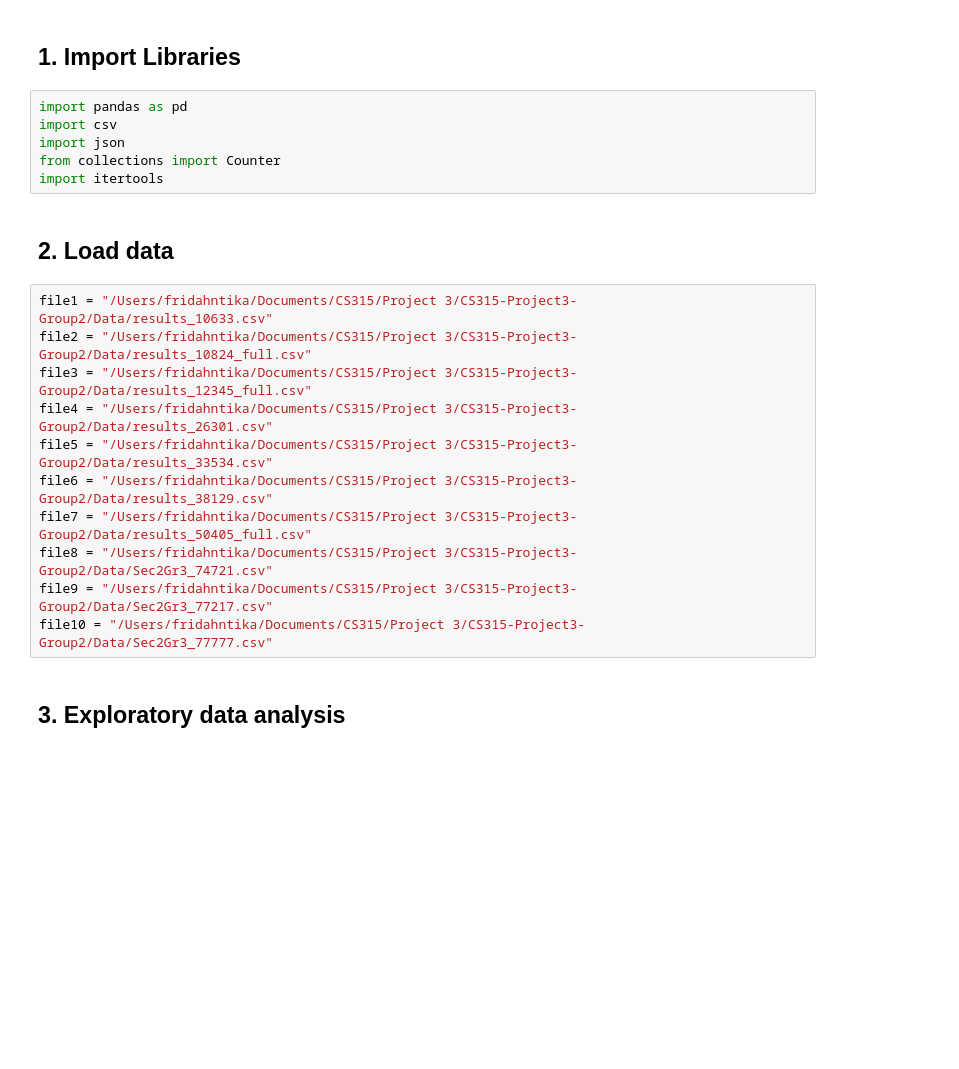
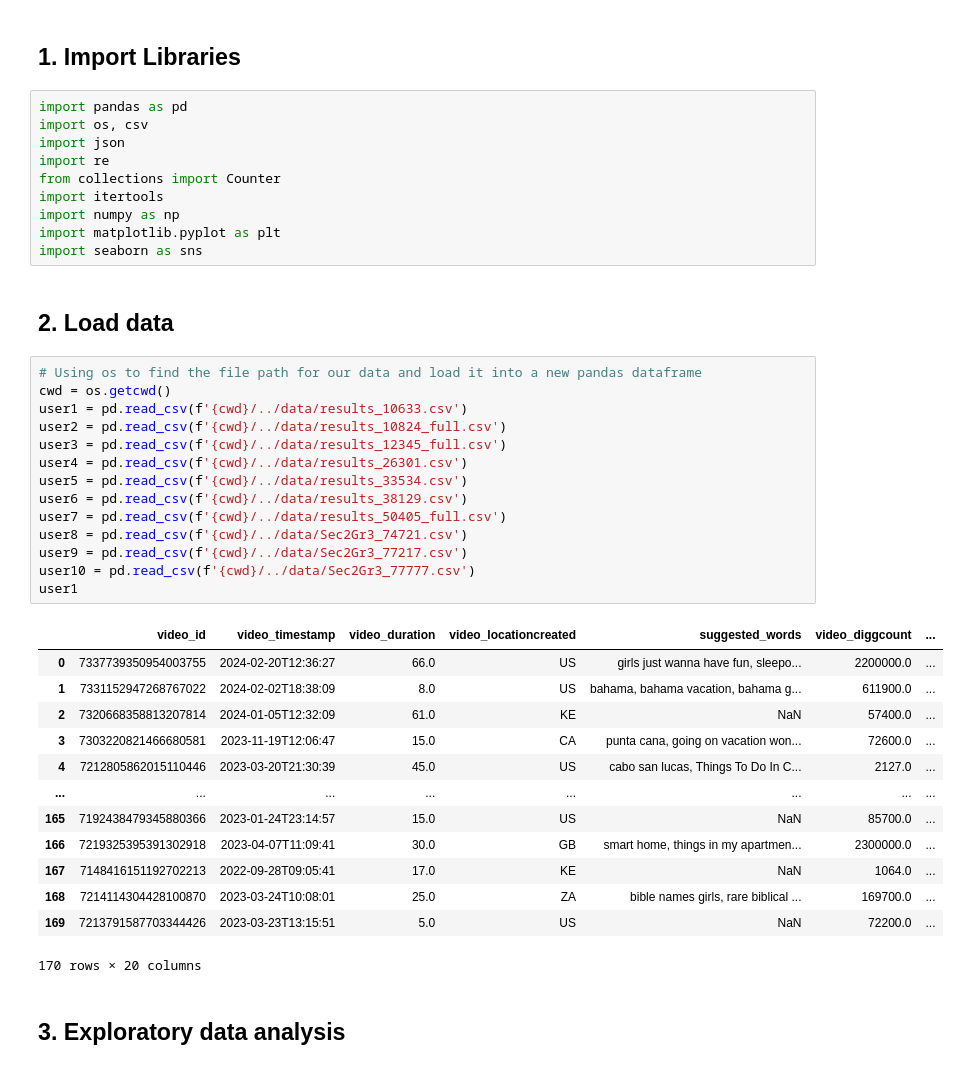
Before and after one commit to FridahNtika/CS315-Project3-Group2, a Jupyter notebook: Data Analysis/Generate Documents.ipynb, the cells around one changed output. Cells and saved outputs as stored; diff of their text form; blank space fills up the shorter version.

```diff
--- a/Data Analysis/Generate Documents.ipynb
+++ b/Data Analysis/Generate Documents.ipynb
@@ -2,23 +2,44 @@
 ## 1. Import Libraries
 # %%
 import pandas as pd
-import csv
+import os, csv
 import json
+import re
 from collections import Counter
 import itertools
+import numpy as np
+import matplotlib.pyplot as plt
+import seaborn as sns
 # %% [markdown]
 ## 2. Load data
-# %%
-file1 = "/Users/fridahntika/Documents/CS315/Project 3/CS315-Project3-Group2/Data/results_10633.csv"
-file2 = "/Users/fridahntika/Documents/CS315/Project 3/CS315-Project3-Group2/Data/results_10824_full.csv"
-file3 = "/Users/fridahntika/Documents/CS315/Project 3/CS315-Project3-Group2/Data/results_12345_full.csv"
-file4 = "/Users/fridahntika/Documents/CS315/Project 3/CS315-Project3-Group2/Data/results_26301.csv"
-file5 = "/Users/fridahntika/Documents/CS315/Project 3/CS315-Project3-Group2/Data/results_33534.csv"
-file6 = "/Users/fridahntika/Documents/CS315/Project 3/CS315-Project3-Group2/Data/results_38129.csv"
-file7 = "/Users/fridahntika/Documents/CS315/Project 3/CS315-Project3-Group2/Data/results_50405_full.csv"
-file8 = "/Users/fridahntika/Documents/CS315/Project 3/CS315-Project3-Group2/Data/Sec2Gr3_74721.csv"
-file9 = "/Users/fridahntika/Documents/CS315/Project 3/CS315-Project3-Group2/Data/Sec2Gr3_77217.csv"
-file10 = "/Users/fridahntika/Documents/CS315/Project 3/CS315-Project3-Group2/Data/Sec2Gr3_77777.csv"
+# %%
+# Using os to find the file path for our data and load it into a new pandas dataframe
+cwd = os.getcwd()
+user1 = pd.read_csv(f'{cwd}/../data/results_10633.csv')
+user2 = pd.read_csv(f'{cwd}/../data/results_10824_full.csv')
+user3 = pd.read_csv(f'{cwd}/../data/results_12345_full.csv')
+user4 = pd.read_csv(f'{cwd}/../data/results_26301.csv')
+user5 = pd.read_csv(f'{cwd}/../data/results_33534.csv')
+user6 = pd.read_csv(f'{cwd}/../data/results_38129.csv')
+user7 = pd.read_csv(f'{cwd}/../data/results_50405_full.csv')
+user8 = pd.read_csv(f'{cwd}/../data/Sec2Gr3_74721.csv')
+user9 = pd.read_csv(f'{cwd}/../data/Sec2Gr3_77217.csv')
+user10 = pd.read_csv(f'{cwd}/../data/Sec2Gr3_77777.csv')
+user1
+# %% [output]
+|  | video_id | video_timestamp | video_duration | video_locationcreated | suggested_words | video_diggcount | ... |
+| 0 | 7337739350954003755 | 2024-02-20T12:36:27 | 66.0 | US | girls just wanna have fun, sleepo... | 2200000.0 | ... |
+| 1 | 7331152947268767022 | 2024-02-02T18:38:09 | 8.0 | US | bahama, bahama vacation, bahama g... | 611900.0 | ... |
+| 2 | 7320668358813207814 | 2024-01-05T12:32:09 | 61.0 | KE | NaN | 57400.0 | ... |
+| 3 | 7303220821466680581 | 2023-11-19T12:06:47 | 15.0 | CA | punta cana, going on vacation won... | 72600.0 | ... |
+| 4 | 7212805862015110446 | 2023-03-20T21:30:39 | 45.0 | US | cabo san lucas, Things To Do In C... | 2127.0 | ... |
+| ... | ... | ... | ... | ... | ... | ... | ... |
+| 165 | 7192438479345880366 | 2023-01-24T23:14:57 | 15.0 | US | NaN | 85700.0 | ... |
+| 166 | 7219325395391302918 | 2023-04-07T11:09:41 | 30.0 | GB | smart home, things in my apartmen... | 2300000.0 | ... |
+| 167 | 7148416151192702213 | 2022-09-28T09:05:41 | 17.0 | KE | NaN | 1064.0 | ... |
+| 168 | 7214114304428100870 | 2023-03-24T10:08:01 | 25.0 | ZA | bible names girls, rare biblical ... | 169700.0 | ... |
+| 169 | 7213791587703344426 | 2023-03-23T13:15:51 | 5.0 | US | NaN | 72200.0 | ... |
+170 rows × 20 columns
 # %% [markdown]
 ## 3. Exploratory data analysis
 # %%
```
Also changed, not shown: parts of 16 cells of this notebook, 2 other files.
